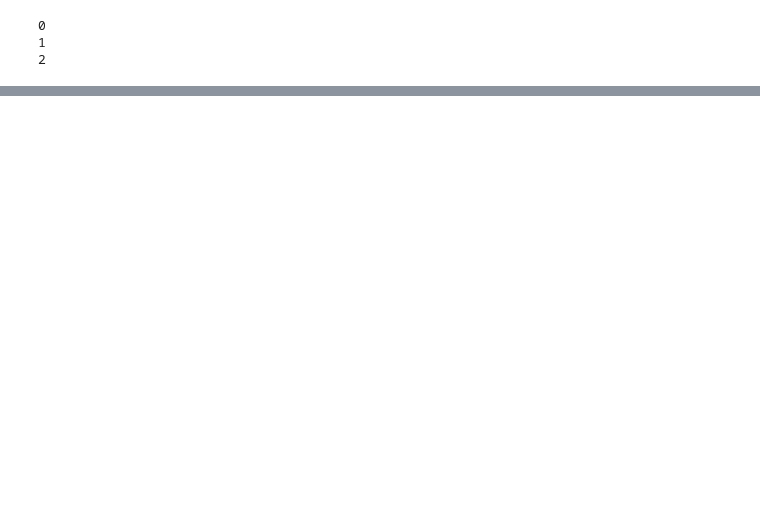
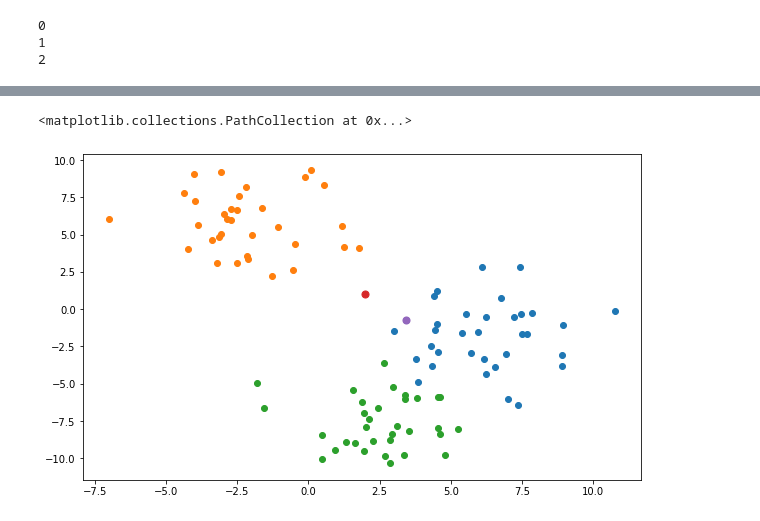
Before and after one commit to max-miller/ds_ground_up, a Jupyter notebook: neighbors_tree/knn_tree_visuals.ipynb, the cells around one changed output, grey strips where cells are left out. Cells and saved outputs as stored; diff of their text form; code cells hidden in the pictures; blank space fills up the shorter version.

```diff
--- a/neighbors_tree/knn_tree_visuals.ipynb
+++ b/neighbors_tree/knn_tree_visuals.ipynb
@@ -44,0 +74,7 @@ graph_classes(x,y)
+# %%
+graph_classes(x,y)
+plt.scatter(2,1,50)
+plt.scatter(3.42720399, -0.70842569,50)
+# %% [output]
+<matplotlib.collections.PathCollection at 0x...>
+[figure, added]
```
Also changed, not shown: parts of 16 cells of this notebook.
